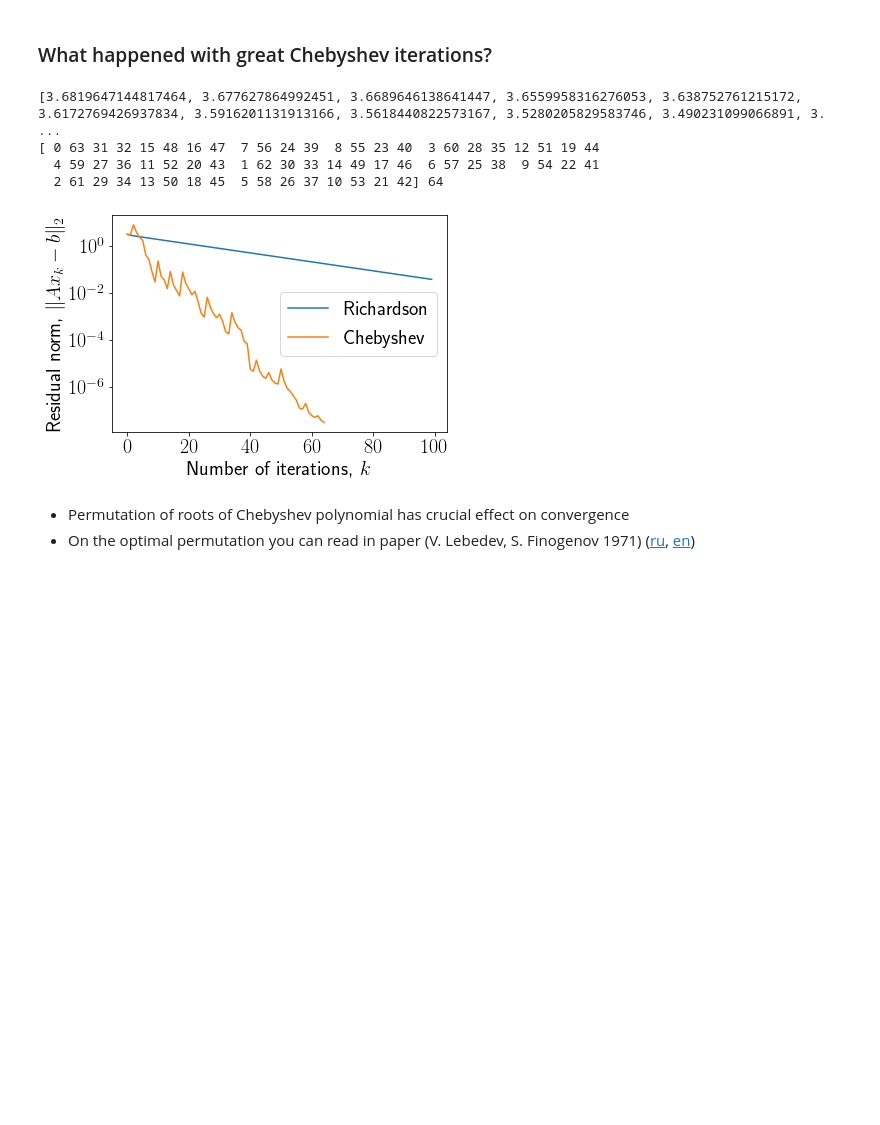
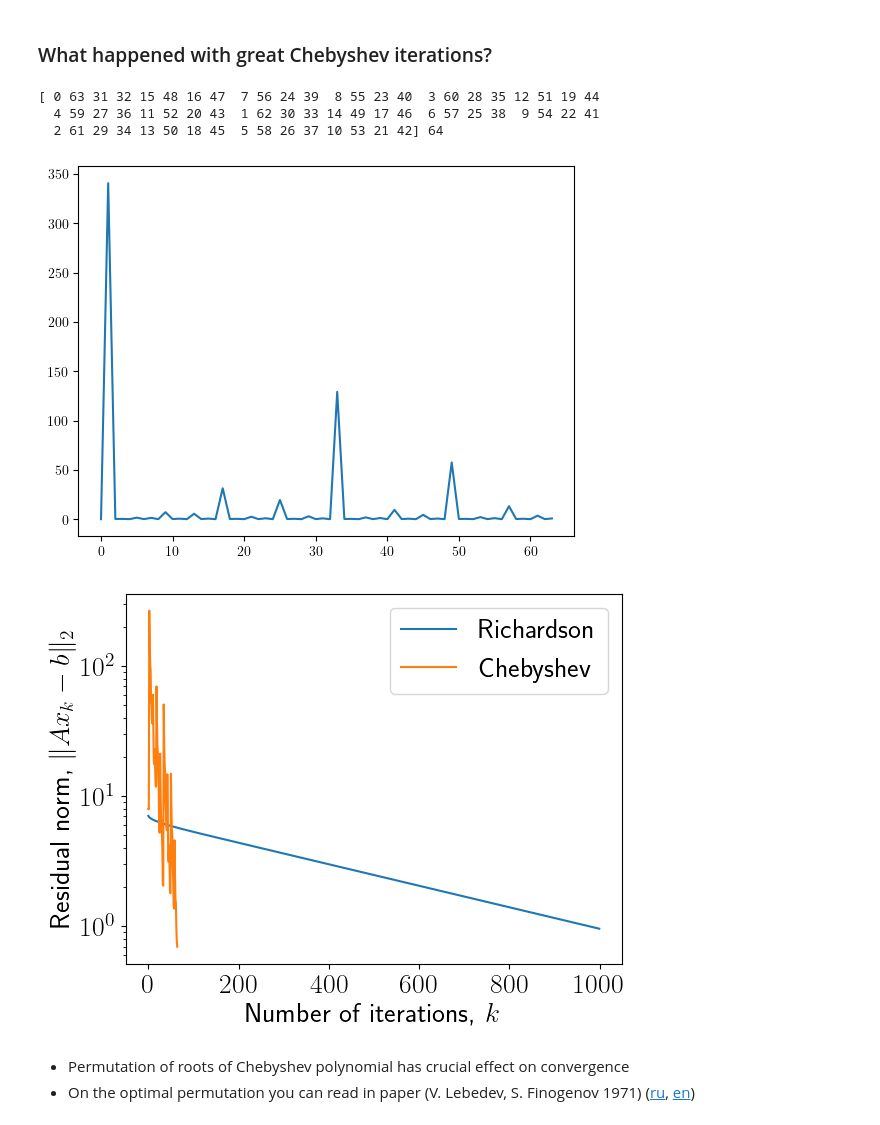
Before and after one commit to oseledets/nla2022, a Jupyter notebook: lectures/lecture-14/lecture-14.ipynb, the cells around one changed output. Drawn from its saved outputs; the diff is of its cells as text; code cells hidden in the pictures; blank space fills up the shorter version.

```diff
--- a/lectures/lecture-14/lecture-14.ipynb
+++ b/lectures/lecture-14/lecture-14.ipynb
@@ -114,7 +114,7 @@ import scipy.sparse
 import scipy.sparse.linalg as spla
 import scipy
 from scipy.sparse import csc_matrix
-n = 10
+n = 50
 ex = np.ones(n);
 A = sp.sparse.spdiags(np.vstack((-ex,  2*ex, -ex)), [-1, 0, 1], n, n, 'csr');
 rhs = np.ones(n)
@@ -128,7 +128,7 @@ tau_opt = 2.0/(lam_max + lam_min)
 fig, ax = plt.subplots()
 plt.close(fig)
 
-niters = 100
+niters = 1000
 x = np.zeros(n)
 res_richardson = []
 for i in range(niters):
@@ -144,6 +144,6 @@ plt.yticks(fontsize=20)
 print("Maximum eigenvalue = {}, minimum eigenvalue = {}".format(lam_max, lam_min))
 cond_number = lam_max.real / lam_min.real
 print("Condition number = {}".format(cond_number))
-print(np.array(res_richardson)[1:] / np.array(res_richardson)[:-1])
+#print(np.array(res_richardson)[1:] / np.array(res_richardson)[:-1])
 print("Theoretical factor: {}".format((cond_number - 1) / (cond_number + 1)))
 # %% [output]
@@ -366,6 +349,9 @@ which is better than in the Richardson iteration.
 # %%
 import numpy as np
 import matplotlib.pyplot as plt
+
+n = 64
+ex = np.ones(n);
 
 A = sp.sparse.spdiags(np.vstack((-ex,  2*ex, -ex)), [-1, 0, 1], n, n, 'csr');
 rhs = np.ones(n)
@@ -381,7 +367,7 @@ x = np.zeros(n)
 r = A.dot(x) - rhs
 res_cheb = [np.linalg.norm(r)]
 
-print(taus)
+print(1/np.array(taus))
 
 for i in range(niters):
     x = x - 1.0 / taus[i] * r
@@ -407,42 +408,44 @@ taus = [(lam_max + lam_min - (lam_min - lam_max) * r) / 2 for r in roots]
 x = np.zeros(n)
 r = A.dot(x) - rhs
 res_cheb_even = [np.linalg.norm(r)]
-print(taus)
+#print(taus)
 
 # Implementation may be non-optimal if number of iterations is not power of two
 def leb_shuffle_2n(n):
     if n == 1:
         return np.array([0,], dtype=int)
     else:
         prev = leb_shuffle_2n(n // 2)
         ans = np.zeros(n, dtype=int)
         ans[::2] = prev
         ans[1::2] = n - 1 - prev
         return ans
 
 good_perm_even = leb_shuffle_2n(niters)
 print(good_perm_even, len(good_perm_even))
 # good_perm_even = np.random.permutation([i for i in range(niters)])
-
+ts = np.array(taus)[good_perm_even]
+plt.figure()
+plt.plot(1/ts)
 for i in range(niters):
     x = x - 1.0/taus[good_perm_even[i]] * r
     r = A.dot(x) - rhs
     res_cheb_even.append(np.linalg.norm(r))
-
+plt.figure()
 
 plt.semilogy(res_richardson, label="Richardson")
 plt.semilogy(res_cheb_even, label="Chebyshev")
 plt.legend(fontsize=20)
 plt.xlabel("Number of iterations, $k$", fontsize=20)
 plt.ylabel("Residual norm, $\|Ax_k - b\|_2$", fontsize=20)
 plt.xticks(fontsize=20)
 _ = plt.yticks(fontsize=20)
 # %% [output]
-[3.6819647144817464, 3.677627864992451, 3.6689646138641447, 3.6559958316276053, 3.638752761215172, 3.6172769426937834, 3.5916201131913166, 3.5618440822573167, 3.5280205829583746, 3.490231099066891, 3. ...
 [ 0 63 31 32 15 48 16 47  7 56 24 39  8 55 23 40  3 60 28 35 12 51 19 44
   4 59 27 36 11 52 20 43  1 62 30 33 14 49 17 46  6 57 25 38  9 54 22 41
   2 61 29 34 13 50 18 45  5 58 26 37 10 53 21 42] 64
-[figure, old version]
+[figure, new version]
+[figure, added]
 # %% [markdown]
 - Permutation of roots of Chebyshev polynomial has crucial effect on convergence
 - On the optimal permutation you can read in paper (V. Lebedev, S. Finogenov 1971)  ([ru](http://www.mathnet.ru/links/42ab1a270ad179d43359ef8fab53422c/zvmmf6870.pdf), [en](https://www.sciencedirect.com/science/article/abs/pii/0041555371901698?via%3Dihub))
```
Also changed, not shown: parts of 5 cells of this notebook, 4 other files.
